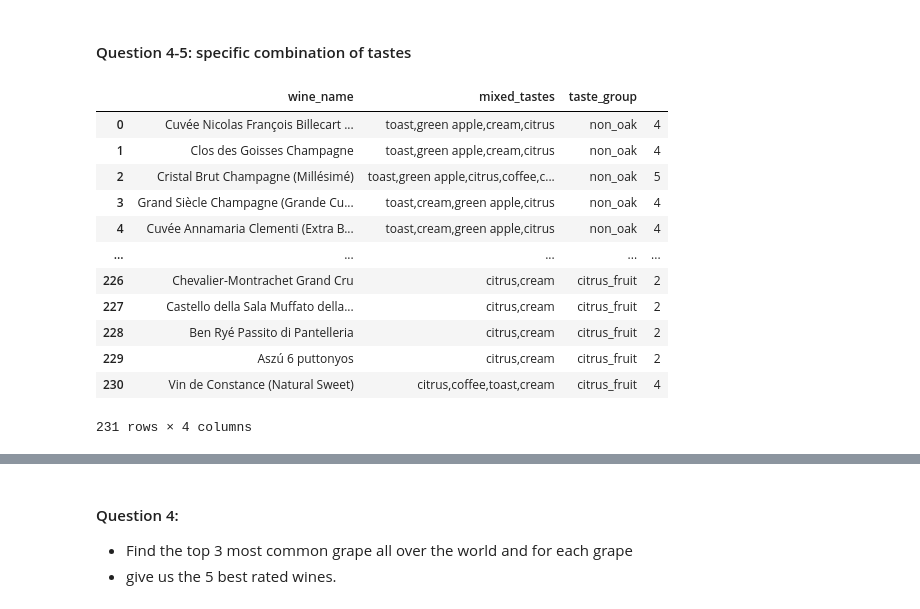
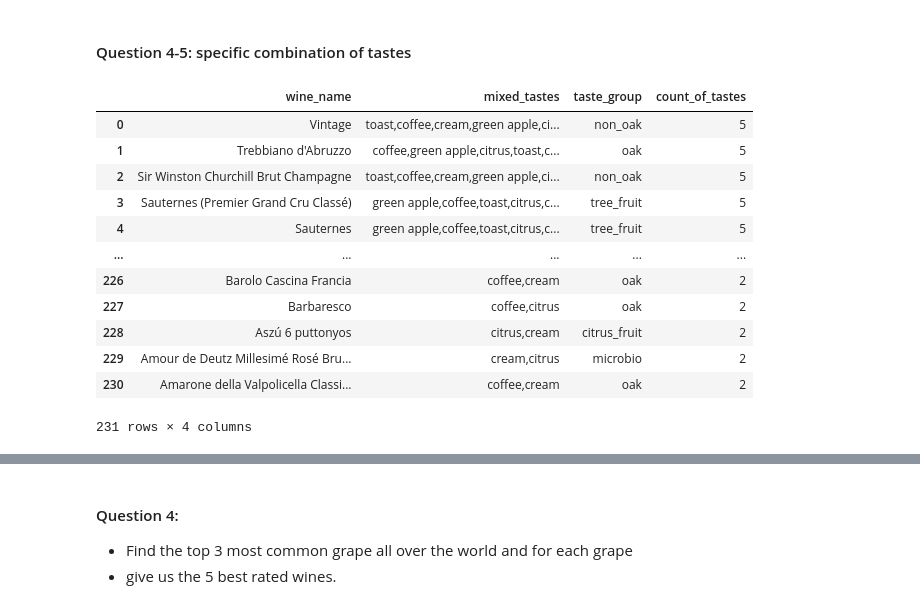
Before and after one commit to JonathanRabbi/Vivinio.Project, a Jupyter notebook: main.ipynb, the cells around one changed output, grey strips where cells are left out. Drawn from its saved outputs; the diff is of its cells as text; code cells hidden in the pictures.

```diff
--- a/main.ipynb
+++ b/main.ipynb
@@ -150,50 +150,50 @@ SELECT
     wines.name,
     GROUP_CONCAT(DISTINCT keywords.name) AS mixed_tastes,
     keywords_wine.group_name,
-    COUNT(DISTINCT keywords.name)
+    COUNT(DISTINCT keywords.name) as count_of_tastes
 FROM
     wines
 JOIN
     regions ON wines.region_id = regions.id
 JOIN
     countries ON regions.country_code = countries.code
 JOIN
     keywords_wine ON wines.id = keywords_wine.wine_id
 JOIN
     keywords ON keywords_wine.keyword_id = keywords.id
 WHERE
     keywords.name IN ('coffee', 'toast', 'green apple', 'cream', 'citrus')
 AND
     keywords_wine.count > 9
 AND
     keywords_wine.keyword_type = 'primary'
 GROUP BY
     wines.name
 HAVING
     COUNT(DISTINCT keywords.name) >= 2
 
-ORDER BY mixed_tastes DESC;
+ORDER BY count_of_tastes DESC;
 '''
 cursor.execute(test)
 data = cursor.fetchall()
 
 columns = ['wine_name', 'mixed_tastes', 'taste_group', 'count_of_tastes']
 df_3 = pd.DataFrame(data, columns=columns)
 # pd.set_option('display.max_rows', None)
 df_3
 # %% [output]
-|  | wine_name | mixed_tastes | taste_group |  |
-| 0 | Cuvée Nicolas François Billecart ... | toast,green apple,cream,citrus | non_oak | 4 |
-| 1 | Clos des Goisses Champagne | toast,green apple,cream,citrus | non_oak | 4 |
-| 2 | Cristal Brut Champagne (Millésimé) | toast,green apple,citrus,coffee,c... | non_oak | 5 |
-| 3 | Grand Siècle Champagne (Grande Cu... | toast,cream,green apple,citrus | non_oak | 4 |
-| 4 | Cuvée Annamaria Clementi (Extra B... | toast,cream,green apple,citrus | non_oak | 4 |
+|  | wine_name | mixed_tastes | taste_group | count_of_tastes |
+| 0 | Vintage | toast,coffee,cream,green apple,ci... | non_oak | 5 |
+| 1 | Trebbiano d'Abruzzo | coffee,green apple,citrus,toast,c... | oak | 5 |
+| 2 | Sir Winston Churchill Brut Champagne | toast,coffee,cream,green apple,ci... | non_oak | 5 |
+| 3 | Sauternes (Premier Grand Cru Classé) | green apple,coffee,toast,citrus,c... | tree_fruit | 5 |
+| 4 | Sauternes | green apple,coffee,toast,citrus,c... | tree_fruit | 5 |
 | ... | ... | ... | ... | ... |
-| 226 | Chevalier-Montrachet Grand Cru | citrus,cream | citrus_fruit | 2 |
-| 227 | Castello della Sala Muffato della... | citrus,cream | citrus_fruit | 2 |
-| 228 | Ben Ryé Passito di Pantelleria | citrus,cream | citrus_fruit | 2 |
-| 229 | Aszú 6 puttonyos | citrus,cream | citrus_fruit | 2 |
-| 230 | Vin de Constance (Natural Sweet) | citrus,coffee,toast,cream | citrus_fruit | 4 |
+| 226 | Barolo Cascina Francia | coffee,cream | oak | 2 |
+| 227 | Barbaresco | coffee,citrus | oak | 2 |
+| 228 | Aszú 6 puttonyos | citrus,cream | citrus_fruit | 2 |
+| 229 | Amour de Deutz Millesimé Rosé Bru... | cream,citrus | microbio | 2 |
+| 230 | Amarone della Valpolicella Classi... | coffee,cream | oak | 2 |
 231 rows × 4 columns
 # %%
 import pandas as pd
```
Also changed, not shown: parts of 1 cell of this notebook, 1 other file.
